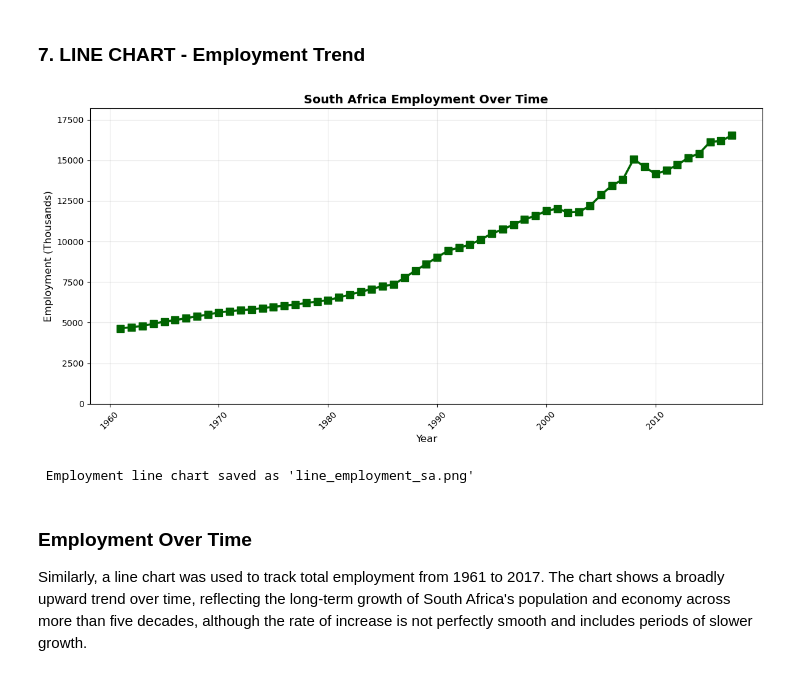
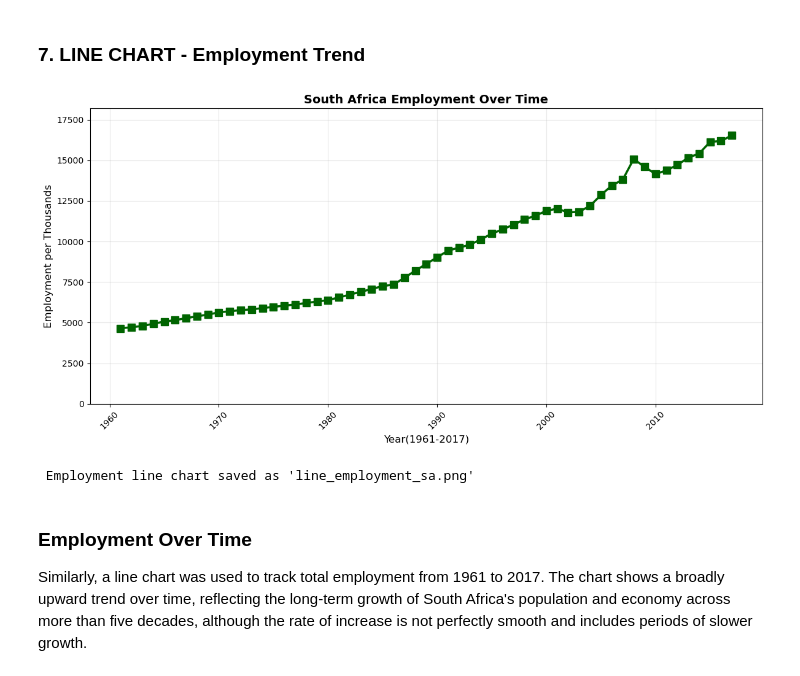
Before and after one commit to MaphallaKabelo1/NDTA631-Group-Assignment, a Jupyter notebook: GROUP_ASSIGNMENT_combined.ipynb, the cells around one changed output. Saved outputs shown, nothing was run; the diff lists cells and outputs as text; code cells hidden in the pictures.

```diff
--- a/GROUP_ASSIGNMENT_combined.ipynb
+++ b/GROUP_ASSIGNMENT_combined.ipynb
@@ -1644,23 +1651,23 @@ A line chart with markers was used to trace the year-by-year movement of GDP gro
 # %%
 # INE CHART - Employment Trend (South Africa)
 
 plt.figure(figsize=(12, 6))
 plt.plot(df_total['Year'], df_total['Employment'],
          marker='s', linestyle='-', linewidth=2.5, color='darkgreen', markersize=8)
 
 plt.title('South Africa Employment Over Time', fontsize=14, fontweight='bold')
-plt.xlabel('Year', fontsize=12)
-plt.ylabel('Employment (Thousands)', fontsize=12)
+plt.xlabel('Year(1961-2017)', fontsize=12)
+plt.ylabel('Employment per Thousands', fontsize=12)
 plt.ylim(0, max(df_total['Employment']) * 1.1)
 plt.grid(alpha=0.3)
 plt.xticks(rotation=45)
 plt.tight_layout()
 plt.savefig('deliverables/03_visualisation/images/line_employment_sa.png', dpi=300)
 plt.show()
 
 print(" Employment line chart saved as 'line_employment_sa.png'")
 # %% [output]
-[figure, old version]
+[figure, new version]
  Employment line chart saved as 'line_employment_sa.png'
 # %% [markdown]
 ### Employment Over Time
```
Also changed, not shown: parts of 19 cells of this notebook.
